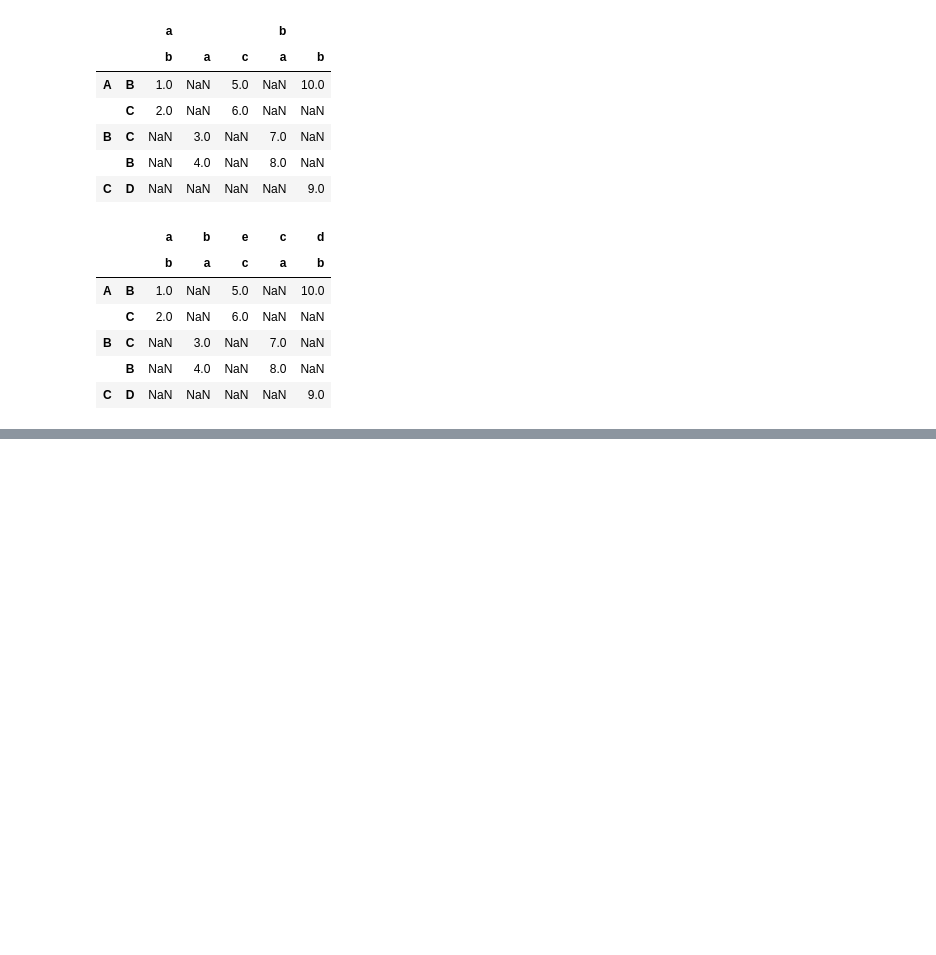
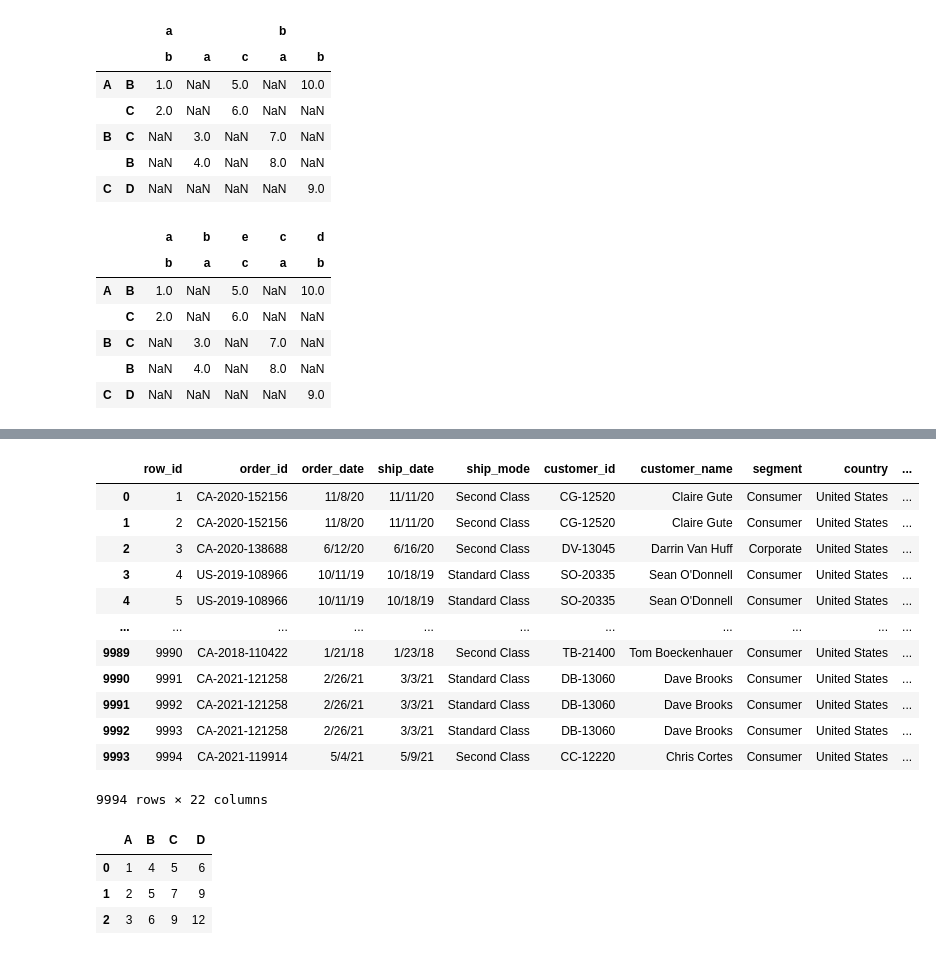
Before and after one commit to SiddheshDaphane/Data-Analysis-in-Python, a Jupyter notebook: Everything-about-Numpy-and-Pandas/Basic_to_advance_pandas.ipynb, the cells around one changed output, grey strips where cells are left out. Drawn from its saved outputs; the diff is of its cells as text; code cells hidden in the pictures; blank space fills up the shorter version.

```diff
--- a/Everything-about-Numpy-and-Pandas/Basic_to_advance_pandas.ipynb
+++ b/Everything-about-Numpy-and-Pandas/Basic_to_advance_pandas.ipynb
@@ -400,0 +486,2 @@ pd.DataFrame(
+# %%
+iris = pd.read_csv("Superstore_orders.csv")
@@ -400,0 +498,27 @@ pd.DataFrame(
+# %%
+iris.assign(t_profit = iris["sales"] - iris["discount"])
+
+# assign() always returns a copy of the data, leaving the original DataFrame untouched.
+# %% [output]
+|  | row_id | order_id | order_date | ship_date | ship_mode | customer_id | customer_name | segment | country | ... |
+| 0 | 1 | CA-2020-152156 | 11/8/20 | 11/11/20 | Second Class | CG-12520 | Claire Gute | Consumer | United States | ... |
+| 1 | 2 | CA-2020-152156 | 11/8/20 | 11/11/20 | Second Class | CG-12520 | Claire Gute | Consumer | United States | ... |
+| 2 | 3 | CA-2020-138688 | 6/12/20 | 6/16/20 | Second Class | DV-13045 | Darrin Van Huff | Corporate | United States | ... |
+| 3 | 4 | US-2019-108966 | 10/11/19 | 10/18/19 | Standard Class | SO-20335 | Sean O'Donnell | Consumer | United States | ... |
+| 4 | 5 | US-2019-108966 | 10/11/19 | 10/18/19 | Standard Class | SO-20335 | Sean O'Donnell | Consumer | United States | ... |
+| ... | ... | ... | ... | ... | ... | ... | ... | ... | ... | ... |
+| 9989 | 9990 | CA-2018-110422 | 1/21/18 | 1/23/18 | Second Class | TB-21400 | Tom Boeckenhauer | Consumer | United States | ... |
+| 9990 | 9991 | CA-2021-121258 | 2/26/21 | 3/3/21 | Standard Class | DB-13060 | Dave Brooks | Consumer | United States | ... |
+| 9991 | 9992 | CA-2021-121258 | 2/26/21 | 3/3/21 | Standard Class | DB-13060 | Dave Brooks | Consumer | United States | ... |
+| 9992 | 9993 | CA-2021-121258 | 2/26/21 | 3/3/21 | Standard Class | DB-13060 | Dave Brooks | Consumer | United States | ... |
+| 9993 | 9994 | CA-2021-119914 | 5/4/21 | 5/9/21 | Second Class | CC-12220 | Chris Cortes | Consumer | United States | ... |
+9994 rows × 22 columns
+# %%
+dfa = pd.DataFrame({"A": [1, 2, 3], "B": [4, 5, 6]})
+
+dfa.assign(C=lambda x: x["A"] + x["B"], D=lambda x: x["A"] + x["C"])
+# %% [output]
+|  | A | B | C | D |
+| 0 | 1 | 4 | 5 | 6 |
+| 1 | 2 | 5 | 7 | 9 |
+| 2 | 3 | 6 | 9 | 12 |
```
Also changed, not shown: parts of 17 cells of this notebook, 2 other files.
